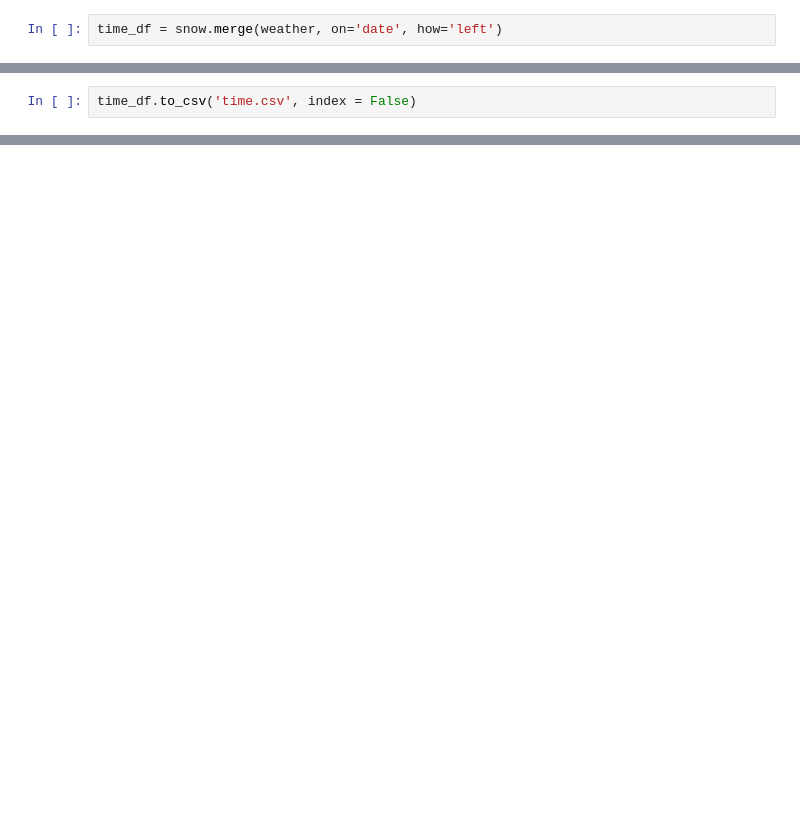
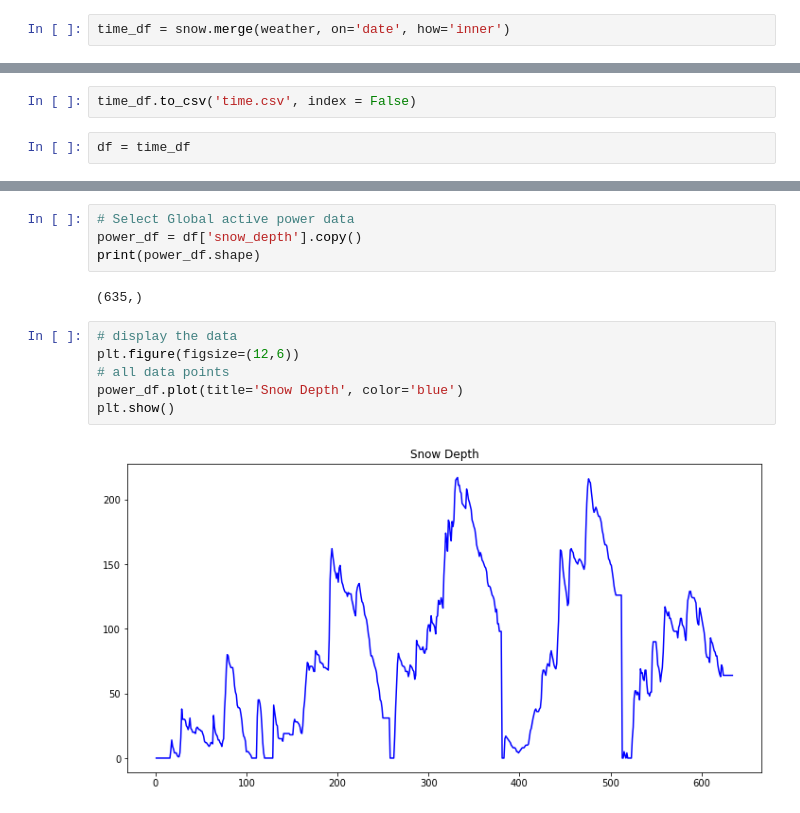
Before and after one commit to boffyd/UdacityML-Capstone, a Jupyter notebook: SnowForecast.ipynb, the cells around one changed output, grey strips where cells are left out. Cells and saved outputs as stored; diff of their text form; blank space fills up the shorter version.

```diff
--- a/SnowForecast.ipynb
+++ b/SnowForecast.ipynb
@@ -173,7 +181,7 @@ month                  int64
 year                   int64
 dtype: object
 # %%
-time_df = snow.merge(weather, on='date', how='left')
+time_df = snow.merge(weather, on='date', how='inner')
 # %%
 time_df.head()
 # %% [output]
@@ -196,2 +214,4 @@ dtype: object
 # %%
 time_df.to_csv('time.csv', index = False)
+# %%
+df = time_df
@@ -197,0 +228,14 @@ time_df.to_csv('time.csv', index = False)
+# %%
+# Select Global active power data
+power_df = df['snow_depth'].copy()
+print(power_df.shape)
+# %% [output]
+(635,)
+# %%
+# display the data
+plt.figure(figsize=(12,6))
+# all data points
+power_df.plot(title='Snow Depth', color='blue')
+plt.show()
+# %% [output]
+[figure, added]
```
Also changed, not shown: parts of 7 cells of this notebook.
